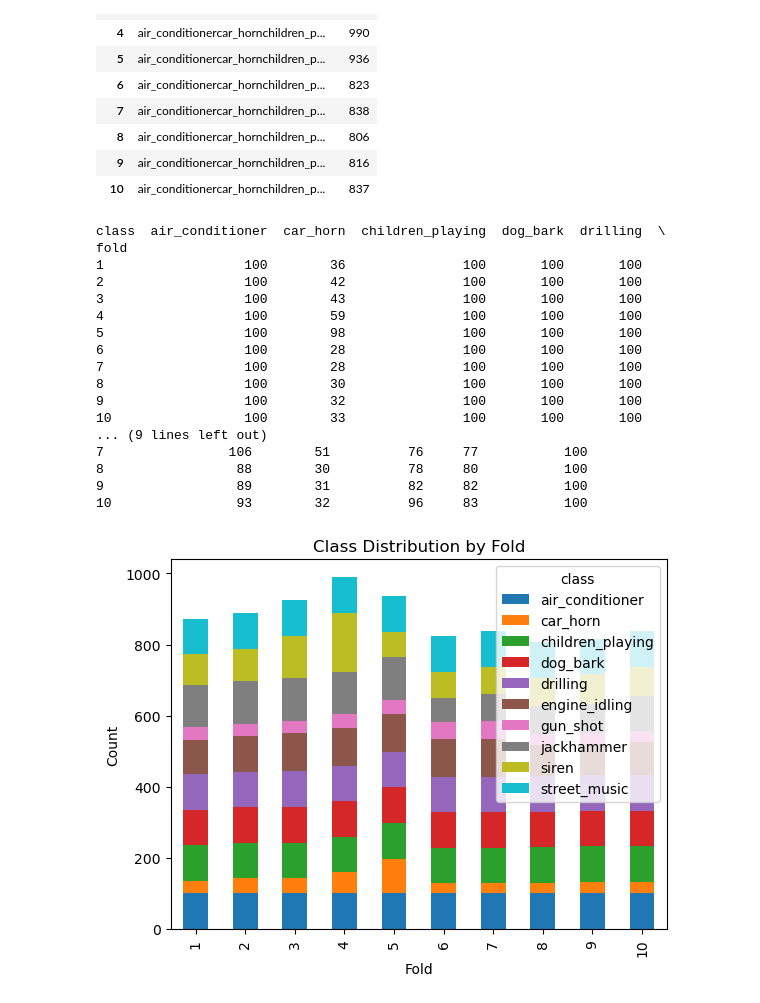
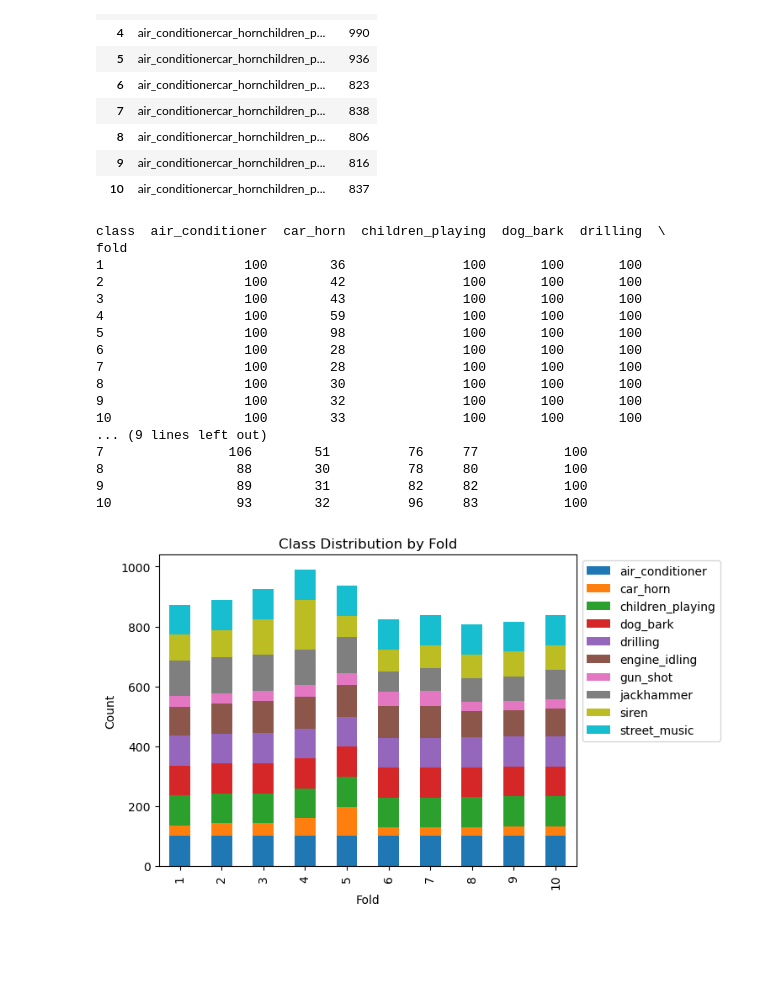
Before and after one commit to RonFrancesca/Text-to-Audio-ESC, a Jupyter notebook: dataset_distribution.ipynb, the cells around one changed output. Saved outputs shown, nothing was run; the diff lists cells and outputs as text; code cells hidden in the pictures; blank space fills up the shorter version.

```diff
--- a/dataset_distribution.ipynb
+++ b/dataset_distribution.ipynb
@@ -163,31 +174,34 @@ import matplotlib.pyplot as plt
 # Create a pivot table
 pivot_table = df.pivot_table(index='fold', columns='class', aggfunc='size', fill_value=0)
 
 # Display the result
 print(pivot_table)
 
 # Plot the distribution
 pivot_table.plot(kind='bar', stacked=True)
 plt.xlabel('Fold')
 plt.ylabel('Count')
 plt.title('Class Distribution by Fold')
+
+plt.legend(loc='upper left', bbox_to_anchor=(1, 1))
+
 plt.show()
 # %% [output]
 class  air_conditioner  car_horn  children_playing  dog_bark  drilling  \
 fold
 1                  100        36               100       100       100
 2                  100        42               100       100       100
 3                  100        43               100       100       100
 4                  100        59               100       100       100
 5                  100        98               100       100       100
 6                  100        28               100       100       100
 7                  100        28               100       100       100
 8                  100        30               100       100       100
 9                  100        32               100       100       100
 10                 100        33               100       100       100
 ... (9 lines left out)
 7                106        51          76     77           100
 8                 88        30          78     80           100
 9                 89        31          82     82           100
 10                93        32          96     83           100
-[figure, old version]
+[figure, new version]
```
Also changed, not shown: parts of 2 cells of this notebook, 5 other files.
